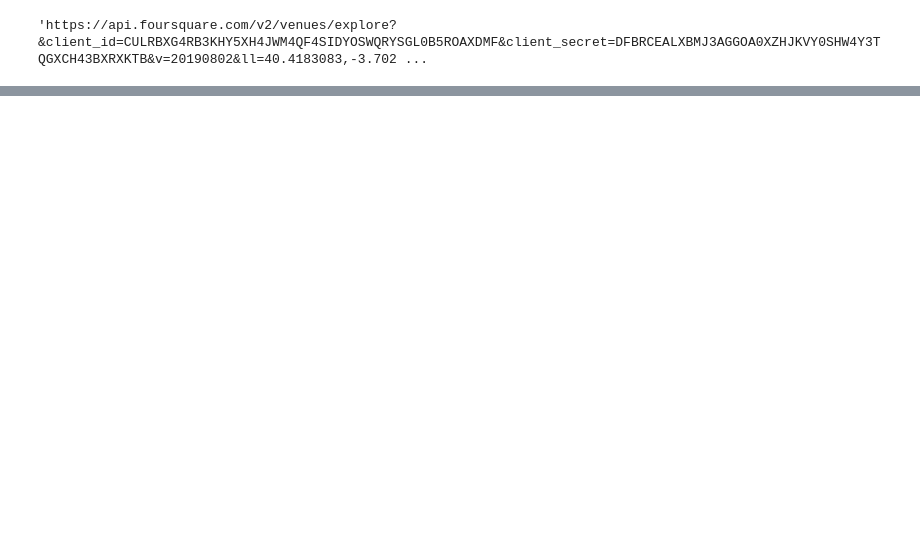
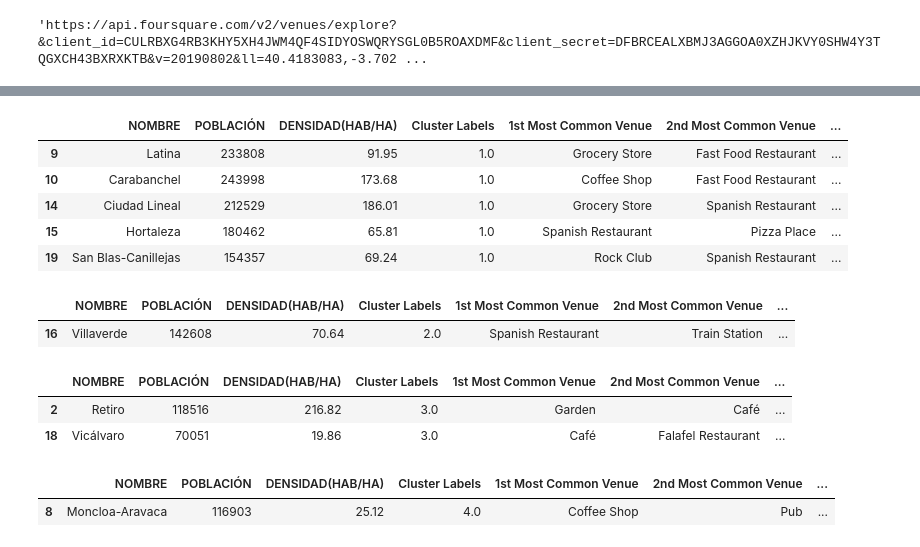
Before and after one commit to Mamunskaya/COURSERA_CAPSTONE, a Jupyter notebook: TheBattleOf....week2.ipynb, the cells around one changed output, grey strips where cells are left out. Drawn from its saved outputs; the diff is of its cells as text; code cells hidden in the pictures; blank space fills up the shorter version.

```diff
--- a/TheBattleOf....week2.ipynb
+++ b/TheBattleOf....week2.ipynb
@@ -322,0 +446,33 @@ neighborhoods_venues_sorted.head()
+# %%
+cluster=1
+
+Madrid_merged.loc[Madrid_merged['Cluster Labels'] == cluster, Madrid_merged.columns[[1] + list(range(5, Madrid_merged.shape[1]))]]
+# %% [output]
+|  | NOMBRE | POBLACIÓN | DENSIDAD(HAB/HA) | Cluster Labels | 1st Most Common Venue | 2nd Most Common Venue | ... |
+| 9 | Latina | 233808 | 91.95 | 1.0 | Grocery Store | Fast Food Restaurant | ... |
+| 10 | Carabanchel | 243998 | 173.68 | 1.0 | Coffee Shop | Fast Food Restaurant | ... |
+| 14 | Ciudad Lineal | 212529 | 186.01 | 1.0 | Grocery Store | Spanish Restaurant | ... |
+| 15 | Hortaleza | 180462 | 65.81 | 1.0 | Spanish Restaurant | Pizza Place | ... |
+| 19 | San Blas-Canillejas | 154357 | 69.24 | 1.0 | Rock Club | Spanish Restaurant | ... |
+# %%
+cluster=2
+
+Madrid_merged.loc[Madrid_merged['Cluster Labels'] == cluster, Madrid_merged.columns[[1] + list(range(5, Madrid_merged.shape[1]))]]
+# %% [output]
+|  | NOMBRE | POBLACIÓN | DENSIDAD(HAB/HA) | Cluster Labels | 1st Most Common Venue | 2nd Most Common Venue | ... |
+| 16 | Villaverde | 142608 | 70.64 | 2.0 | Spanish Restaurant | Train Station | ... |
+# %%
+cluster=3
+
+Madrid_merged.loc[Madrid_merged['Cluster Labels'] == cluster, Madrid_merged.columns[[1] + list(range(5, Madrid_merged.shape[1]))]]
+# %% [output]
+|  | NOMBRE | POBLACIÓN | DENSIDAD(HAB/HA) | Cluster Labels | 1st Most Common Venue | 2nd Most Common Venue | ... |
+| 2 | Retiro | 118516 | 216.82 | 3.0 | Garden | Café | ... |
+| 18 | Vicálvaro | 70051 | 19.86 | 3.0 | Café | Falafel Restaurant | ... |
+# %%
+cluster=4
+
+Madrid_merged.loc[Madrid_merged['Cluster Labels'] == cluster, Madrid_merged.columns[[1] + list(range(5, Madrid_merged.shape[1]))]]
+# %% [output]
+|  | NOMBRE | POBLACIÓN | DENSIDAD(HAB/HA) | Cluster Labels | 1st Most Common Venue | 2nd Most Common Venue | ... |
+| 8 | Moncloa-Aravaca | 116903 | 25.12 | 4.0 | Coffee Shop | Pub | ... |
```
Also changed, not shown: parts of 27 cells of this notebook.
